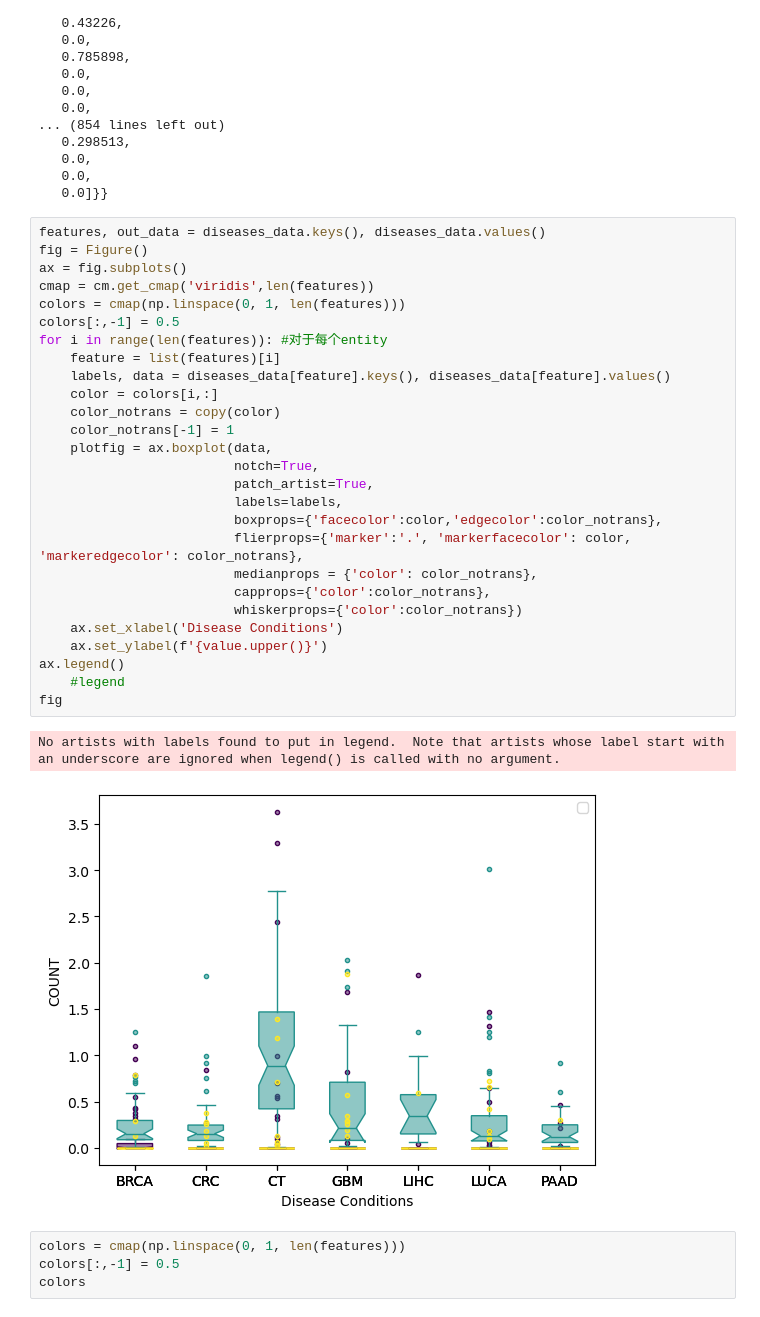
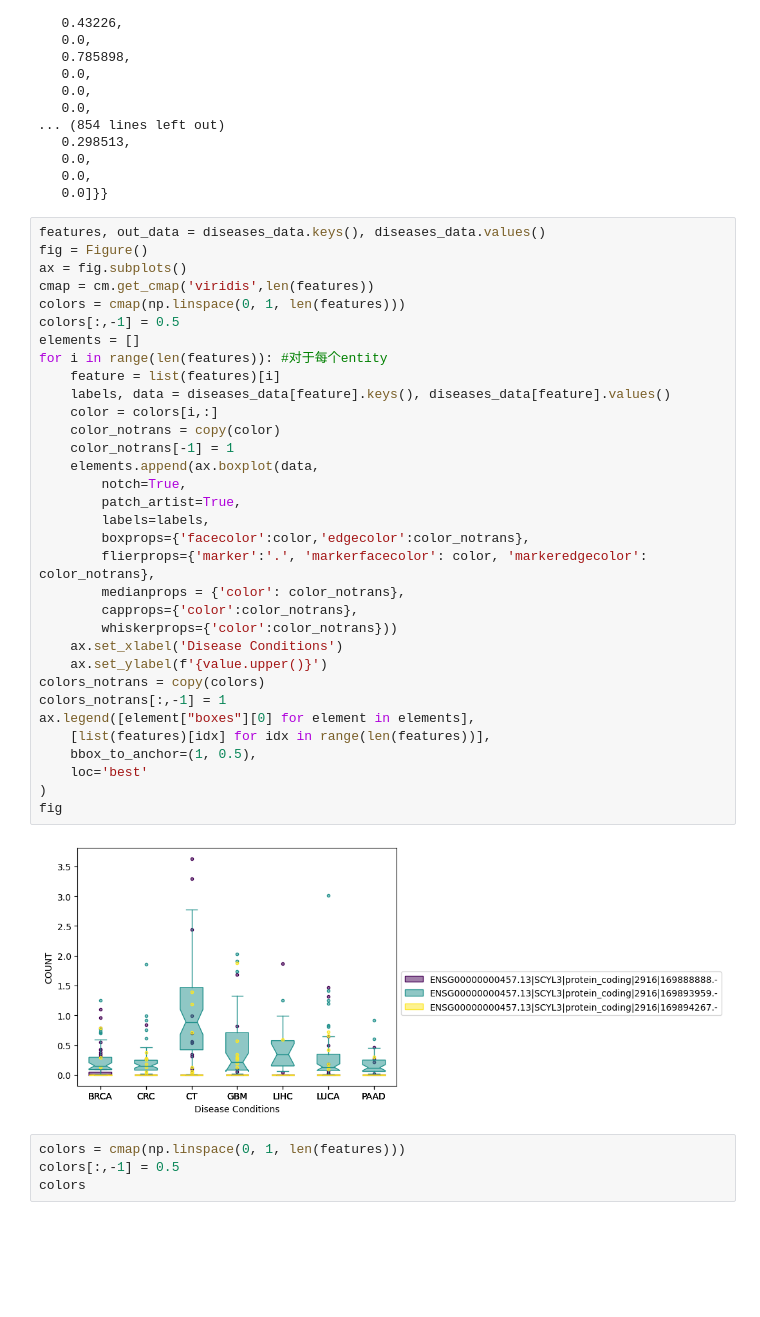
Before and after one commit to Wubeizhongxinghua/exOmics_searchpage_codes, a Jupyter notebook: test.ipynb, the cells around one changed output. Drawn from its saved outputs; the diff is of its cells as text; blank space fills up the shorter version.

Commit message:
Update box stacked, legends added.

```diff
--- a/test.ipynb
+++ b/test.ipynb
@@ -106,33 +106,38 @@ diseases_data
 # %%
 features, out_data = diseases_data.keys(), diseases_data.values()
 fig = Figure()
 ax = fig.subplots()
 cmap = cm.get_cmap('viridis',len(features))
 colors = cmap(np.linspace(0, 1, len(features)))
 colors[:,-1] = 0.5
+elements = []
 for i in range(len(features)): #对于每个entity
     feature = list(features)[i]
     labels, data = diseases_data[feature].keys(), diseases_data[feature].values()
     color = colors[i,:]
     color_notrans = copy(color)
     color_notrans[-1] = 1
-    plotfig = ax.boxplot(data,
-                         notch=True,
-                         patch_artist=True,
-                         labels=labels,
-                         boxprops={'facecolor':color,'edgecolor':color_notrans},
-                         flierprops={'marker':'.', 'markerfacecolor': color, 'markeredgecolor': color_notrans},
-                         medianprops = {'color': color_notrans},
-                         capprops={'color':color_notrans},
-                         whiskerprops={'color':color_notrans})
+    elements.append(ax.boxplot(data,
+        notch=True,
+        patch_artist=True,
+        labels=labels,
+        boxprops={'facecolor':color,'edgecolor':color_notrans},
+        flierprops={'marker':'.', 'markerfacecolor': color, 'markeredgecolor': color_notrans},
+        medianprops = {'color': color_notrans},
+        capprops={'color':color_notrans},
+        whiskerprops={'color':color_notrans}))
     ax.set_xlabel('Disease Conditions')
     ax.set_ylabel(f'{value.upper()}')
-ax.legend()
-    #legend
+colors_notrans = copy(colors)
+colors_notrans[:,-1] = 1
+ax.legend([element["boxes"][0] for element in elements],
+    [list(features)[idx] for idx in range(len(features))],
+    bbox_to_anchor=(1, 0.5),
+    loc='best'
+)
 fig
 # %% [output]
-No artists with labels found to put in legend.  Note that artists whose label start with an underscore are ignored when legend() is called with no argument.
-[figure, old version]
+[figure, new version]
 # %%
 colors = cmap(np.linspace(0, 1, len(features)))
 colors[:,-1] = 0.5
```
